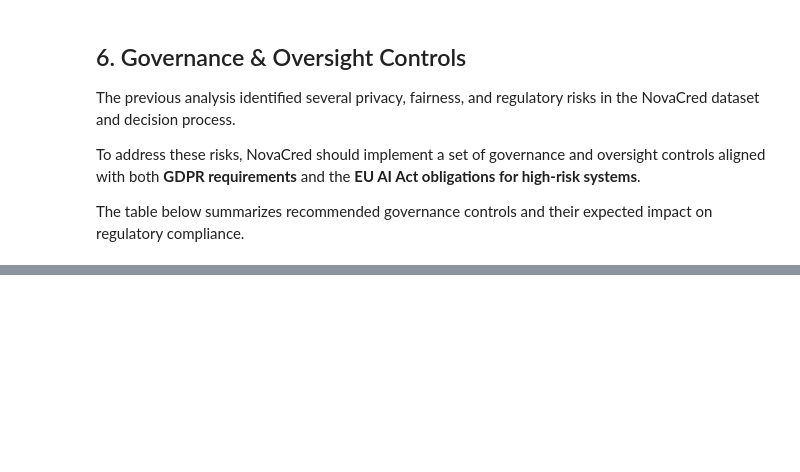
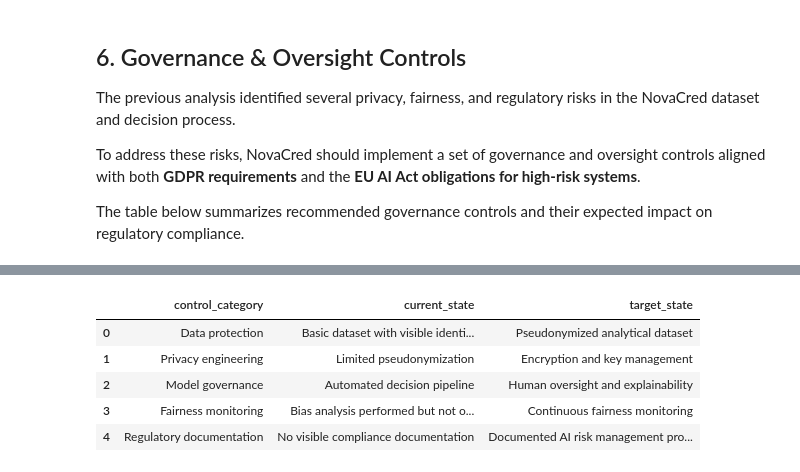
Before and after one commit to jmroque7/dego-project-team-14-TXB, a Jupyter notebook: Notebooks/03-privacy-demo.ipynb, the cells around one changed output, grey strips where cells are left out. Cells and saved outputs as stored; diff of their text form; code cells hidden in the pictures; blank space fills up the shorter version.

```diff
--- a/Notebooks/03-privacy-demo.ipynb
+++ b/Notebooks/03-privacy-demo.ipynb
@@ -756,3 +856,38 @@ governance_controls
 | 4 | Data retention | No retention or deletion metadata | Define retention and deletion pol... | GDPR Art.5(1)(e), Art.17 |
 | 5 | Consent and lawful basis | Consent status not recorded | Record lawful basis for data proc... | GDPR Art.6 |
 | 6 | Model transparency | Decision logic not documented | Provide explainability for credit... | AI Act transparency requirements |
+# %%
+governance_maturity = pd.DataFrame({
+    "control_category": [
+        "Data protection",
+        "Privacy engineering",
+        "Model governance",
+        "Fairness monitoring",
+        "Regulatory documentation"
+    ],
+
+    "current_state": [
+        "Basic dataset with visible identifiers",
+        "Limited pseudonymization",
+        "Automated decision pipeline",
+        "Bias analysis performed but not operationalized",
+        "No visible compliance documentation"
+    ],
+
+    "target_state": [
+        "Pseudonymized analytical dataset",
+        "Encryption and key management",
+        "Human oversight and explainability",
+        "Continuous fairness monitoring",
+        "Documented AI risk management process"
+    ]
+})
+
+governance_maturity
+# %% [output]
+|  | control_category | current_state | target_state |
+| 0 | Data protection | Basic dataset with visible identi... | Pseudonymized analytical dataset |
+| 1 | Privacy engineering | Limited pseudonymization | Encryption and key management |
+| 2 | Model governance | Automated decision pipeline | Human oversight and explainability |
+| 3 | Fairness monitoring | Bias analysis performed but not o... | Continuous fairness monitoring |
+| 4 | Regulatory documentation | No visible compliance documentation | Documented AI risk management pro... |
```
Also changed, not shown: parts of 9 cells of this notebook.
